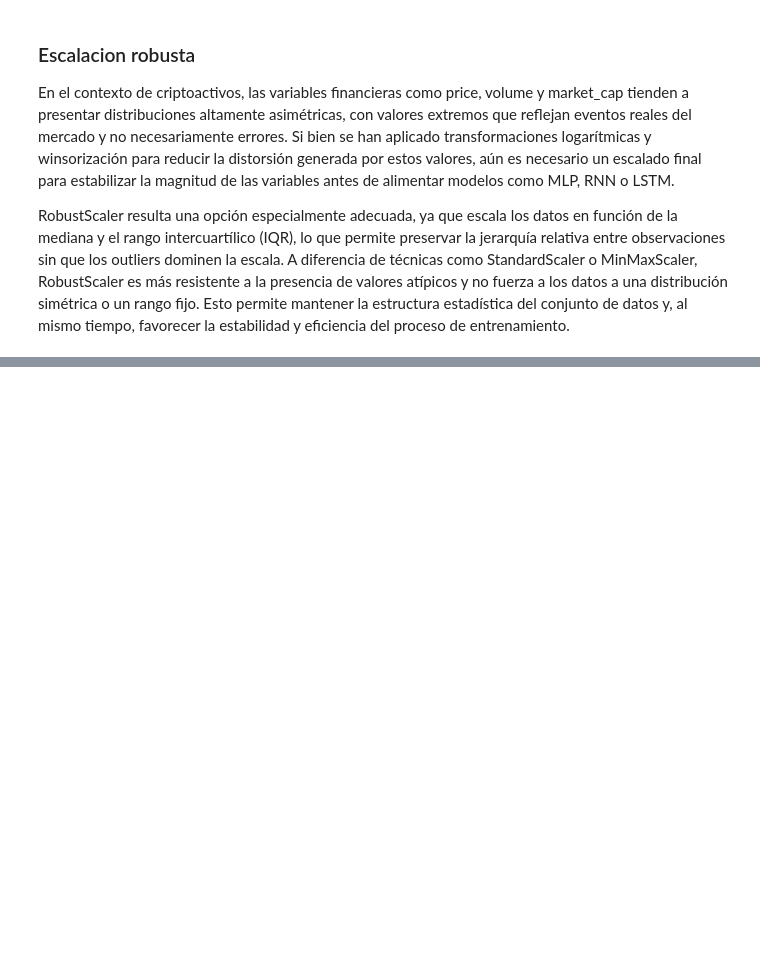
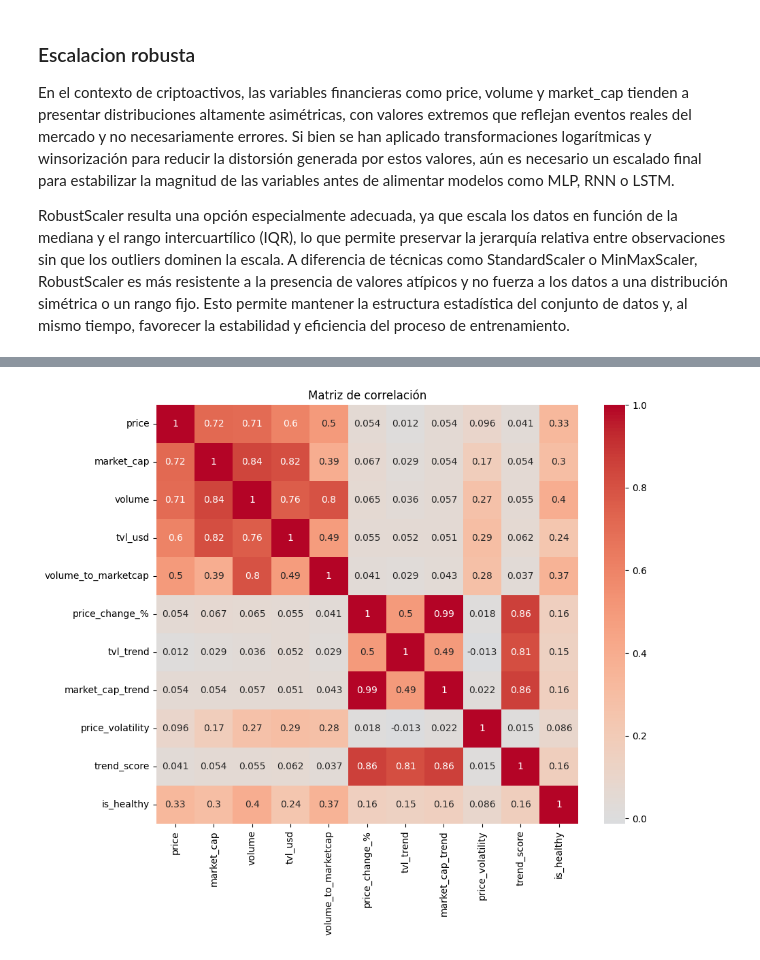
Before and after one commit to Turppie/TP-Machine-Learning, a Jupyter notebook: code/re-rework-preprocesamiento.ipynb, the cells around one changed output, grey strips where cells are left out. Cells and saved outputs as stored; diff of their text form; code cells hidden in the pictures; blank space fills up the shorter version.

```diff
--- a/code/re-rework-preprocesamiento.ipynb
+++ b/code/re-rework-preprocesamiento.ipynb
@@ -304,0 +383,17 @@ for i, col in enumerate(vars_winsorizar):
+# %%
+# 3. Volatilidad vs Price Increase Label
+cols_heatmap = [
+'price', 'market_cap', 'volume', 'tvl_usd',
+'volume_to_marketcap', 'price_change_%',
+'tvl_trend', 'market_cap_trend',
+'price_volatility', 'trend_score', 'is_healthy'
+]
+
+corr_matrix = df_new[cols_heatmap].corr(method="spearman")
+
+plt.figure(figsize=(10, 8))
+sns.heatmap(corr_matrix, annot=True, cmap="coolwarm", center=0)
+plt.title("Matriz de correlación")
+plt.show()
+# %% [output]
+[figure, added]
```
Also changed, not shown: parts of 18 cells of this notebook, 4 other files.
